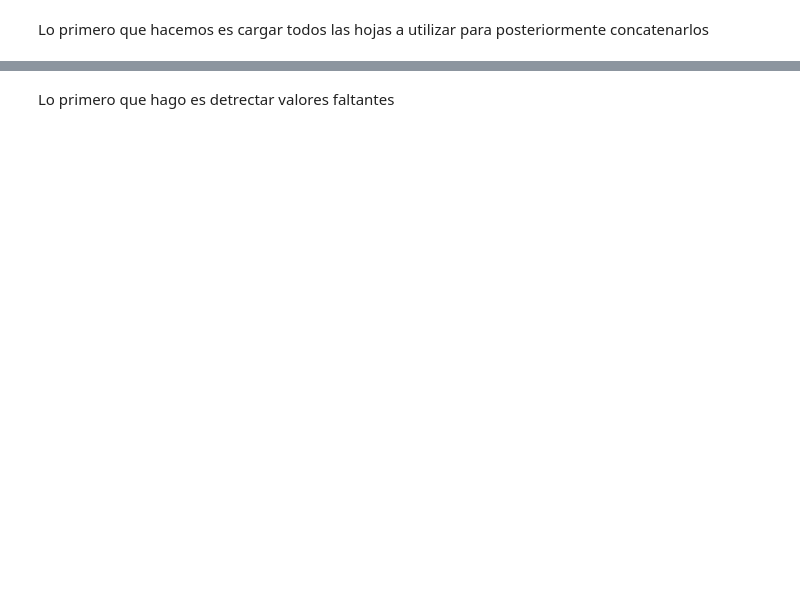
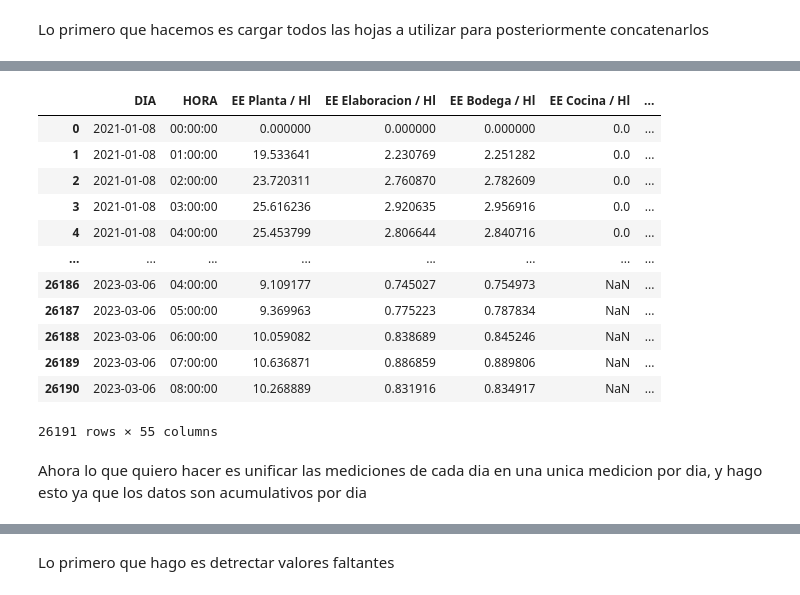
Before and after one commit to SantiScalzo/Trabajo-Final-Lab-Datos-, a Jupyter notebook: miarchivo.ipynb, the cells around one changed output, grey strips where cells are left out. Drawn from its saved outputs; the diff is of its cells as text; code cells hidden in the pictures; blank space fills up the shorter version.

```diff
--- a/miarchivo.ipynb
+++ b/miarchivo.ipynb
@@ -198,0 +230,25 @@ print(f"✅ Archivo '{nombre_archivo}' creado y listo para descargar en tu direc
+# %%
+analizar_corr=[
+ 'Agua Bodega / Hl', 'Agua Cocina / Hl', 'Agua Dilucion (Hl)', 'Agua Elab / Hl',
+ 'Agua Envas / Hl', 'Agua Linea 2/Hl', 'Agua Linea 3/Hl', 'Agua Linea 4/Hl', 'Agua Planta / Hl', 'Agua Planta de Agua/Hl',
+ 'Agua Servicios (Hl)', 'Agua Servicios/Hl', 'Aire Bodega / Hl',
+ 'Aire Cocina / Hl', 'Aire Elaboracion (m3)', 'Aire Elaboracion / Hl',
+ 'Aire Envasado (M3)', 'Aire Envasado / Hl', 'Aire L2 / Hl', 'Aire L3 / Hl',
+ 'Aire L4 / Hl', 'Aire Planta / Hl', 'Aire Servicios (M3)',
+ 'Aire Servicios / Hl', 'CO 2 / Hl', 'CO 2 Filtro / Hl', 'CO 2 Linea 4 / Hl',
+ 'CO 2 linea 3 / Hl', 'Conversion Kg/Mj', 'EE Agua / Hl',
+ 'EE Aire / Hl', 'EE CO2 / Hl', 'EE Caldera / Hl', 'EE Eflu / Hl',
+ 'EE Linea 2 / Hl', 'EE Linea 3 / Hl', 'EE Linea 4 / Hl',
+ 'EE Resto Planta / Hl', 'EE Resto Serv / Hl',
+ 'EE Servicios / Hl', 'ET Bodega/Hl', 'ET Cocina/Hl', 'ET Elab/Hl',
+ 'ET Elaboracion (Mj)', 'ET Envasado (Mj)', 'ET Envasado/Hl',
+ 'ET Linea 2/Hl', 'ET Linea 3/Hl', 'ET Linea 4/Hl',
+ 'ET Planta / Hl', 'ET Servicios (Mj)', 'ET Servicios / Hl',
+ 'FC Barriles', 'FC L1 y L2', 'FC Lavadora L2', 'FC Lavadora L3',
+ 'Produccion Agua / Hl', 'Red L1 y L2', 'Red L3', 'Red Paste L4',
+ 'Tot Aire Expulsion', 'Tot_Vapor_CIP_Bodega', 'Tot_Vapor_L3_L4',
+ 'Totaliador_Aire_L4', 'Totalizador_Aire_Bodega', 'Totalizador_Aire_Cocina',
+ 'Totalizador_Aire_L2', 'Totalizador_Aire_L3', 'Totalizador_Aire_L5',
+ 'VAPOR DE LINEA 1 Y 2 KG', 'VAPOR DE LINEA 4 KG', 'Vapor L3',
+ 'Vapor Servicio (Kg)'
+]
@@ -198,0 +297,20 @@ print(f"✅ Archivo '{nombre_archivo}' creado y listo para descargar en tu direc
+# %%
+df_concatenado=df_concatenado.drop(analizar_corr,axis=1)
+# %%
+df_concatenado
+# %% [output]
+|  | DIA | HORA | EE Planta / Hl | EE Elaboracion / Hl | EE Bodega / Hl | EE Cocina / Hl | ... |
+| 0 | 2021-01-08 | 00:00:00 | 0.000000 | 0.000000 | 0.000000 | 0.0 | ... |
+| 1 | 2021-01-08 | 01:00:00 | 19.533641 | 2.230769 | 2.251282 | 0.0 | ... |
+| 2 | 2021-01-08 | 02:00:00 | 23.720311 | 2.760870 | 2.782609 | 0.0 | ... |
+| 3 | 2021-01-08 | 03:00:00 | 25.616236 | 2.920635 | 2.956916 | 0.0 | ... |
+| 4 | 2021-01-08 | 04:00:00 | 25.453799 | 2.806644 | 2.840716 | 0.0 | ... |
+| ... | ... | ... | ... | ... | ... | ... | ... |
+| 26186 | 2023-03-06 | 04:00:00 | 9.109177 | 0.745027 | 0.754973 | NaN | ... |
+| 26187 | 2023-03-06 | 05:00:00 | 9.369963 | 0.775223 | 0.787834 | NaN | ... |
+| 26188 | 2023-03-06 | 06:00:00 | 10.059082 | 0.838689 | 0.845246 | NaN | ... |
+| 26189 | 2023-03-06 | 07:00:00 | 10.636871 | 0.886859 | 0.889806 | NaN | ... |
+| 26190 | 2023-03-06 | 08:00:00 | 10.268889 | 0.831916 | 0.834917 | NaN | ... |
+26191 rows × 55 columns
+# %% [markdown]
+Ahora lo que quiero hacer es unificar las mediciones de cada dia en una unica medicion por dia, y hago esto ya que los datos son acumulativos por dia
```
Also changed, not shown: parts of 59 cells of this notebook, 15 other files.
